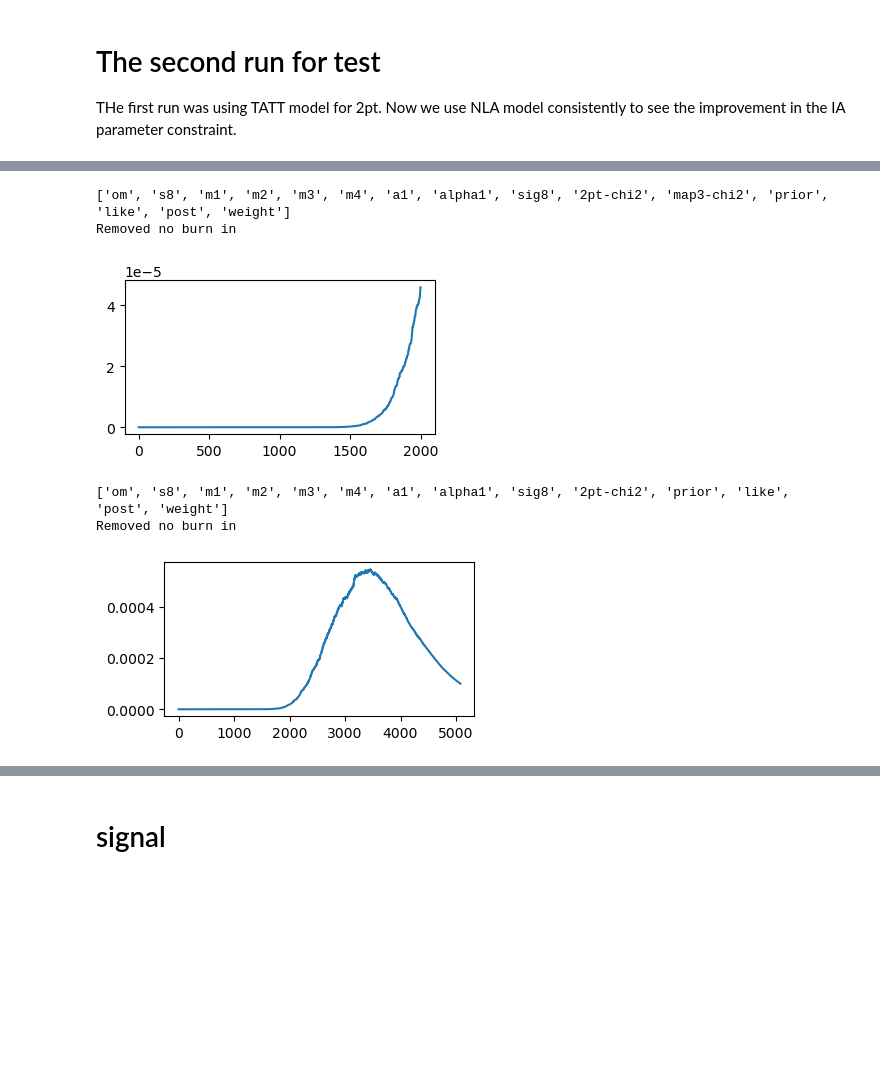
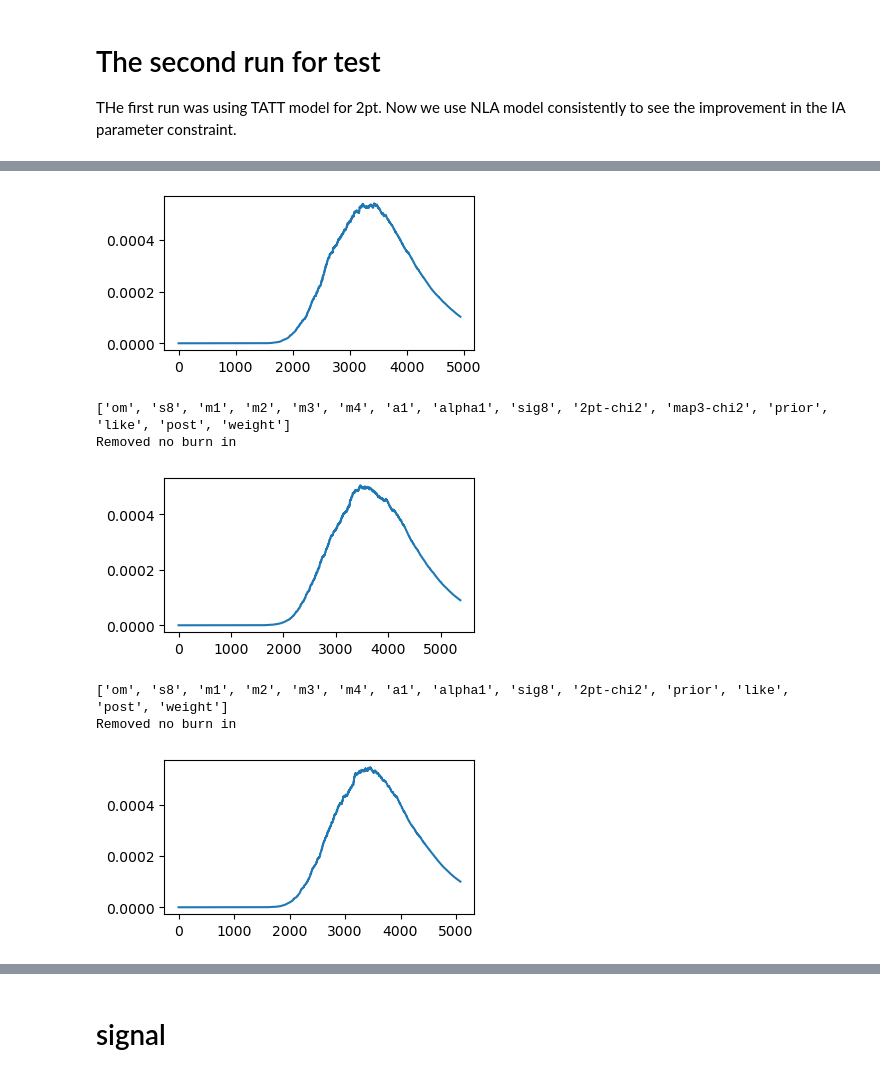
Before and after one commit to rchgomes/3pcf_integrator, a Jupyter notebook: plot-notebooks/plot-test-desy3c-run.ipynb, the cells around one changed output, grey strips where cells are left out. Saved outputs shown, nothing was run; the diff lists cells and outputs as text; code cells hidden in the pictures; blank space fills up the shorter version.

```diff
--- a/plot-notebooks/plot-test-desy3c-run.ipynb
+++ b/plot-notebooks/plot-test-desy3c-run.ipynb
@@ -20,5 +20,6 @@ def get(fname):
     return samples
 # %%
 samples_2pt_map3_auto_334_344 = get('../output/test-desy3c-run/des-y3-2pt-map3-auto-334-344.txt')
+samples_emu_2pt_map3_all = get('../output/test-desy3c-emu-run/des-y3-2pt-map3-all.txt')
 samples_2pt = get('../output/test-desy3c-run/des-y3-2pt.txt')
 # %% [output]
@@ -26,9 +28,10 @@ WARNING:root:outlier fraction 0.05159165751920966
+[figure, new version]
 ['om', 's8', 'm1', 'm2', 'm3', 'm4', 'a1', 'alpha1', 'sig8', '2pt-chi2', 'map3-chi2', 'prior', 'like', 'post', 'weight']
 Removed no burn in
-[figure, old version]
+[figure, new version]
 ['om', 's8', 'm1', 'm2', 'm3', 'm4', 'a1', 'alpha1', 'sig8', '2pt-chi2', 'prior', 'like', 'post', 'weight']
 Removed no burn in
-[figure, old version]
+[figure, added]
 # %%
 g = plots.get_single_plotter(ratio=1, width_inch=8)
 g.triangle_plot([samples_2pt, samples_2pt_map3_auto_334_344], ['om', 's8', 'sig8', 'a1', 'alpha1'], filled=False, \
```
Also changed, not shown: parts of 8 cells of this notebook, 8 other files.
